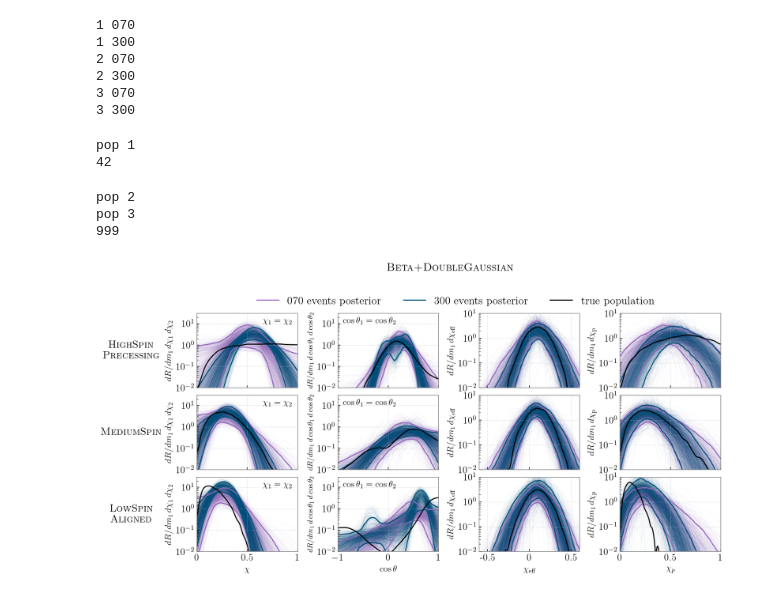
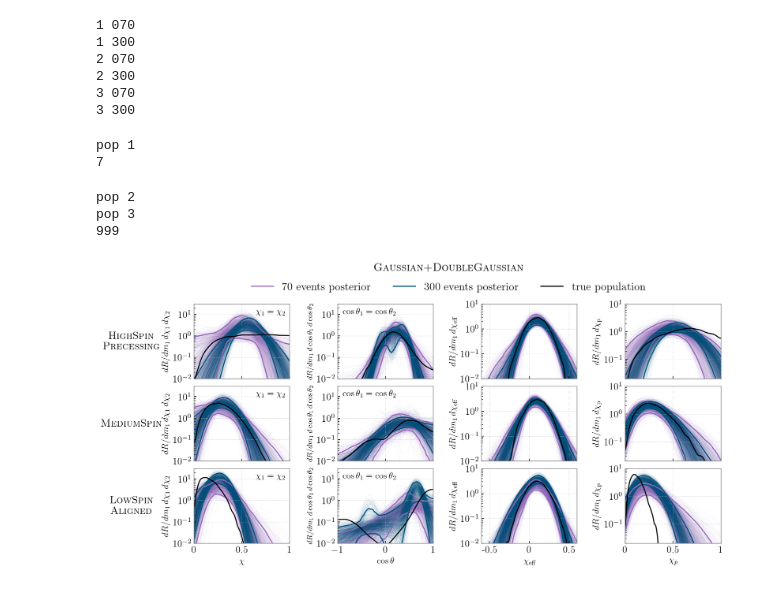
Before and after one commit to simonajmiller/measuring-bbh-component-spin, a Jupyter notebook: Figures/make_figure_14.ipynb, the cells around one changed output. Cells and saved outputs as stored; diff of their text form; code cells hidden in the pictures.

```diff
--- a/Figures/make_figure_14.ipynb
+++ b/Figures/make_figure_14.ipynb
@@ -44,7 +46,7 @@ for pop,pop_key in zip([pop1, pop2, pop3], ['pop 1', 'pop 2', 'pop 3']):
 # %%
 # Calculate true injected rates
 # To do this we'll need to load in found injections
-with open("../../injection-runs/input/injectionDict.json","r") as jf:
+with open("../Data/PopulationInferenceInput/injectionDict.json","r") as jf:
     injectionDict = json.load(jf)
 
 for key in injectionDict:
@@ -214,7 +174,7 @@ for pop in pops:
             R_cost[i,:] = R_ref*calculate_Double_Gaussian(cost_grid, mu1_cost, sigma1_cost, mu2_cost, sigma2_cost, MF_cost, -1, 1)**2
 
             # generate corresponding distribution for chi_eff and chi_p
-            chi_effs, chi_ps = draw_chiEffs_and_chiPs_betaDoubleGauss(mu_chi, sigma_chi, mu1_cost, sigma1_cost, mu2_cost, sigma2_cost, MF_cost, Bq,
+            chi_effs, chi_ps = draw_chiEffs_and_chiPs_gaussDoubleGauss(mu_chi, sigma_chi, mu1_cost, sigma1_cost, mu2_cost, sigma2_cost, MF_cost, Bq,
                                                                       mCut=8, n=500)
 
             chieff_kde = gaussian_kde(chi_effs, bw_method=0.5)
@@ -229,7 +189,7 @@ for pop in pops:
     traces_dict[pop_key] = traces_pop
 # %% [output]
 pop 1
-42
+7
 pop 2
 pop 3
 999
@@ -261,8 +221,10 @@ for i,pop_key in enumerate(kde_dict):
 
         if nevent=='070':
             rate_scaling = 1
+            label = nevent_key[1:]+' posterior'
         else:
             rate_scaling = (70./300.)
+            label = nevent_key+' posterior'
 
         c = nevents_colors_dict[nevent_key]
 
@@ -271,7 +233,7 @@ for i,pop_key in enumerate(kde_dict):
         # spin magnitude
         p_chi = rate_scaling*traces_dict[pop_key][nevent_key]['R_chi']
         axes[i][0].plot(chi_grid, p_chi.T,color=c, lw=0.15, alpha=0.15, zorder=1)
-        axes[i][0].plot(chi_grid, np.quantile(p_chi,0.05,axis=0), color=c, label=nevent_key+' posterior')
+        axes[i][0].plot(chi_grid, np.quantile(p_chi,0.05,axis=0), color=c, label=label)
         axes[i][0].plot(chi_grid, np.quantile(p_chi,0.95,axis=0), color=c)
 
         # tilt angle
@@ -316,7 +278,7 @@ for i,pop_key in enumerate(kde_dict):
     # chi p
     axes[i][3].plot(chip_grid, injected_rate_dict[pop_key]*kde_dict[pop_key]['chip'], color='k')
     axes[i][3].set_xlim(0,1)
-    axes[i][3].set_ylim(1e-2,1e1)
+    axes[i][3].set_ylim(2e-2,1e1)
     axes[i][3].set_yscale('log')
 
 
@@ -342,34 +304,34 @@ for i,pop_key in enumerate(kde_dict):
 
 # x-axis labels
 axes[2][0].set_xlabel(r'$\chi$', **label_kws)
 axes[2][1].set_xlabel(r'$\cos\theta$', **label_kws)
 axes[2][2].set_xlabel(r'$\chi_\mathrm{eff}$', **label_kws)
 axes[2][3].set_xlabel(r'$\chi_p$', **label_kws)
 
 # Add legend
-axes[0][0].legend(bbox_to_anchor=(0.55, 1.04, 1., .102), loc='lower left',ncol=3, borderaxespad=0., fontsize=16)
+axes[0][0].legend(bbox_to_anchor=(0.55, 1.1, 1., .102), loc='lower left',ncol=3, borderaxespad=0., fontsize=16)
 for ax in axes:
     for a in ax:
         a.grid(ls=':', color='silver', lw=0.5)
 
-plt.subplots_adjust(hspace=0.1, wspace=0.4)
+plt.subplots_adjust(hspace=0.1, wspace=0.5)
 
-plt.suptitle(r'$\mathrm{\textsc{Beta+DoubleGaussian}}$', fontsize=16, y=1.04)
+plt.suptitle(r'$\mathrm{\textsc{Gaussian+DoubleGaussian}}$', fontsize=16, y=1.01)
 
 for ax in axes:
     for a in ax:
         a.spines['bottom'].set_color('gray')
         a.spines['top'].set_color('gray')
         a.spines['right'].set_color('gray')
         a.spines['left'].set_color('gray')
 
 axes[2][0].set_xticklabels([int(0), 0.5, int(1)])
 axes[2][2].set_xticks([-0.5, int(0), 0.5])
 axes[2][2].set_xticklabels([-0.5, int(0), 0.5])
 axes[2][3].set_xticklabels([int(0), 0.5, int(1)])
 
 plt.tight_layout()
 plt.savefig('figure_14.pdf',bbox_inches='tight')
 plt.show()
 # %% [output]
-[figure, old version]
+[figure, new version]
```
Also changed, not shown: parts of 2 cells of this notebook, 6 other files.
